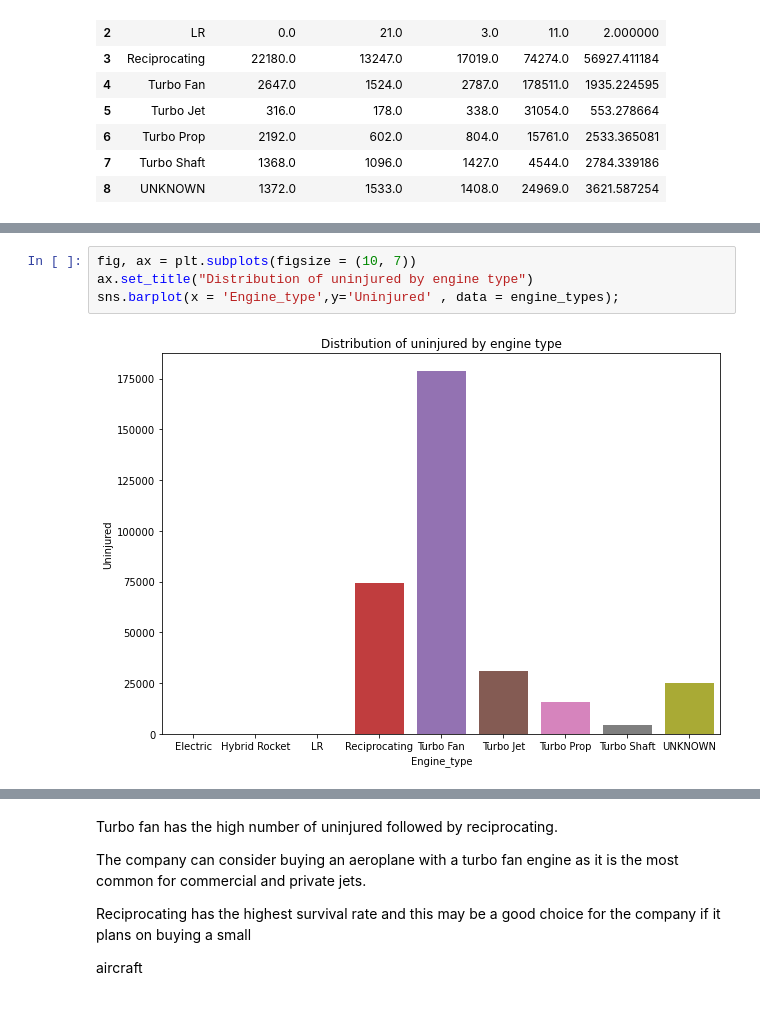
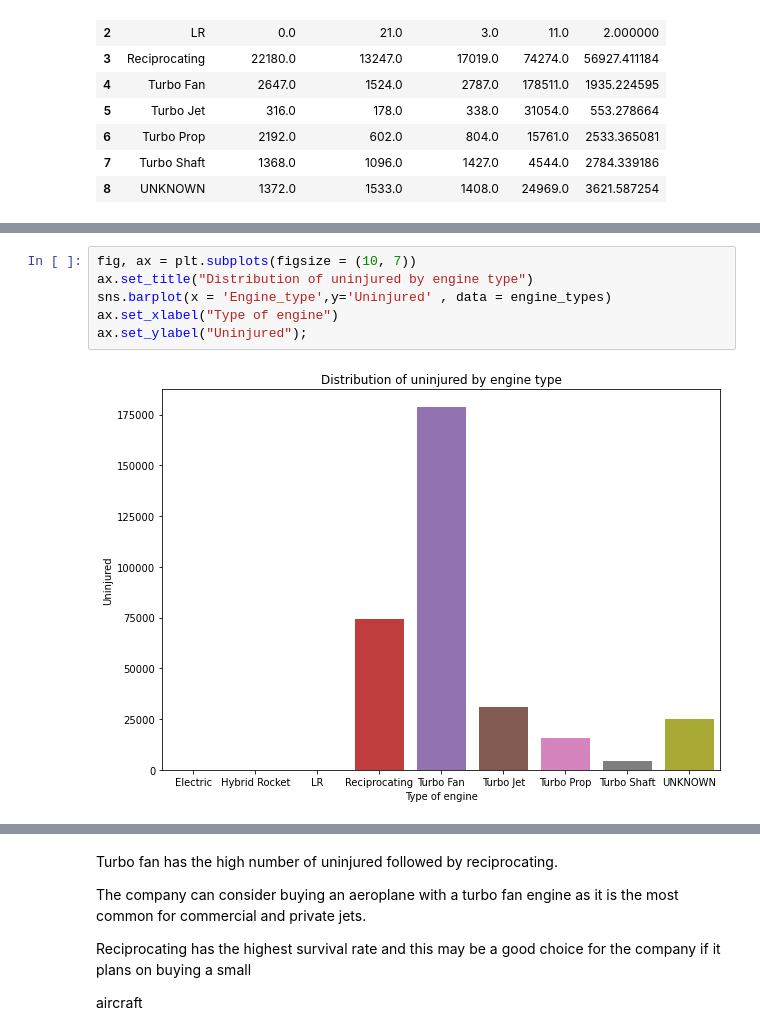
Before and after one commit to MosesMusyoki/dsc-phase_1_project, a Jupyter notebook: student.ipynb, the cells around one changed output, grey strips where cells are left out. Drawn from its saved outputs; the diff is of its cells as text.

```diff
--- a/student.ipynb
+++ b/student.ipynb
@@ -567,9 +575,11 @@ sns.barplot(x = 'Engine_type',y='Fatal_injuries' , data = engine_types);
 # %%
 fig, ax = plt.subplots(figsize = (10, 7))
 ax.set_title("Distribution of uninjured by engine type")
-sns.barplot(x = 'Engine_type',y='Uninjured' , data = engine_types);
+sns.barplot(x = 'Engine_type',y='Uninjured' , data = engine_types)
+ax.set_xlabel("Type of engine")
+ax.set_ylabel("Uninjured");
 # %% [output]
-[figure, old version]
+[figure, new version]
 # %%
 fig, ax = plt.subplots(figsize = (10, 7))
 ax.set_title("Distribution of survival rate by engine type")
```
Also changed, not shown: parts of 13 cells of this notebook.
